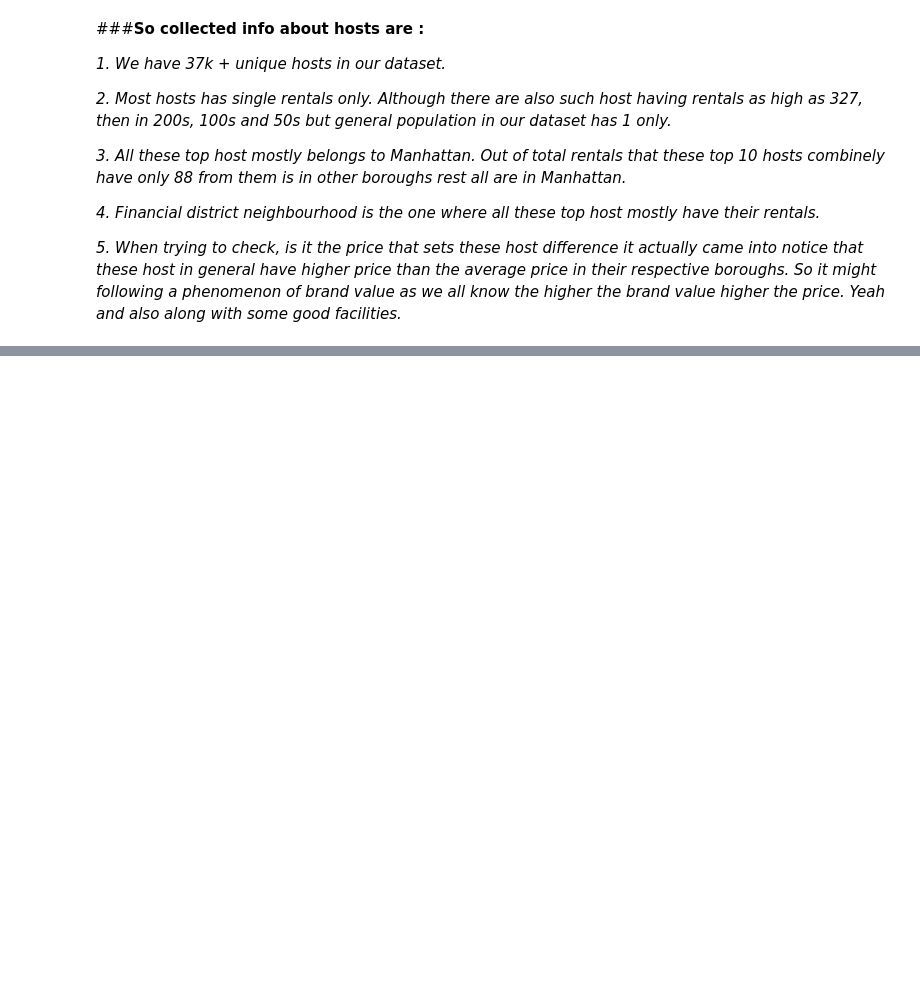
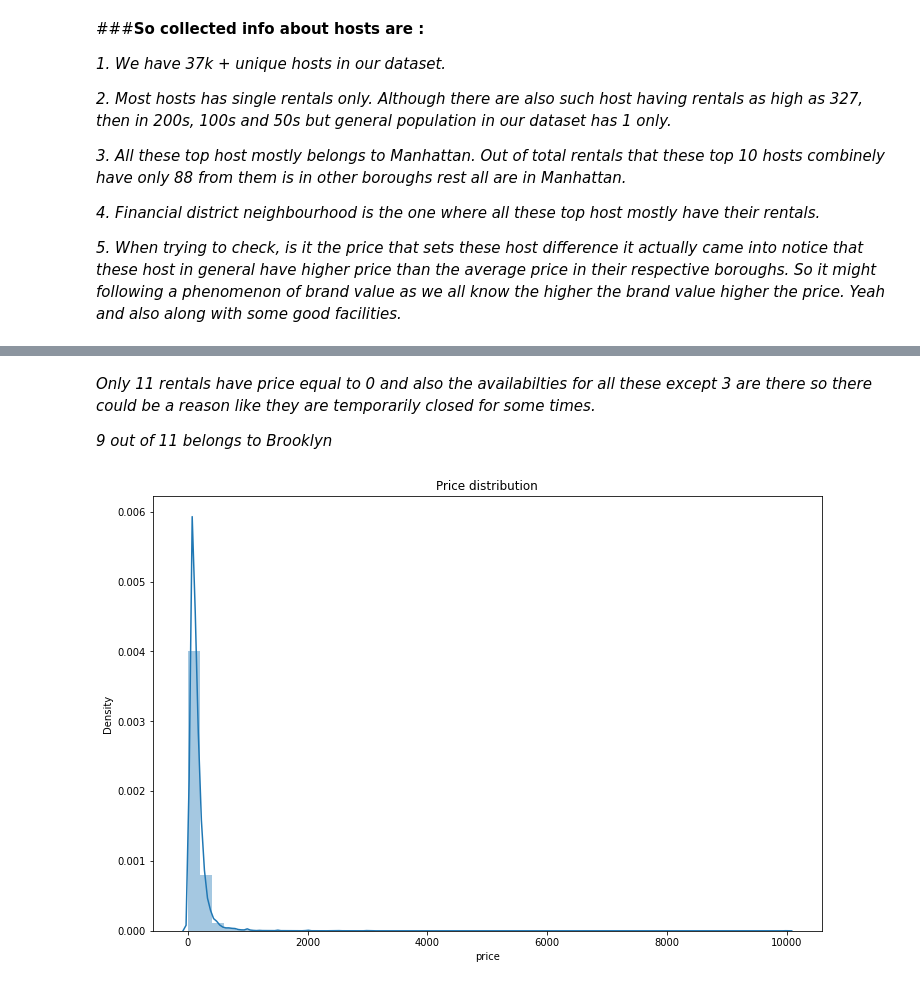
Before and after one commit to gupta4327/AirbnbNYC_2019_Analysis, a Jupyter notebook: Airbnb_Bookings_Analysis.ipynb, the cells around one changed output, grey strips where cells are left out. Drawn from its saved outputs; the diff is of its cells as text; code cells hidden in the pictures; blank space fills up the shorter version.

Commit message:
Visualizing and analyzing about prices

```diff
--- a/Airbnb_Bookings_Analysis.ipynb
+++ b/Airbnb_Bookings_Analysis.ipynb
@@ -994,0 +1029,13 @@ for i,price in enumerate(list(avgprice['price'])):
+# %% [markdown]
+*Only 11 rentals have price equal to 0 and also the availabilties for all these except 3 are there so there could be a reason like they are temporarily closed for some times.*
+
+*9 out of 11 belongs to Brooklyn*
+# %%
+#---------------------Block 48----------------------------
+
+#distribution of prices
+sns.distplot(airbnbNY_data['price'])
+plt.title('Price distribution')
+plt.show()
+# %% [output]
+[figure, added]
```
Also changed, not shown: parts of 49 cells of this notebook.
